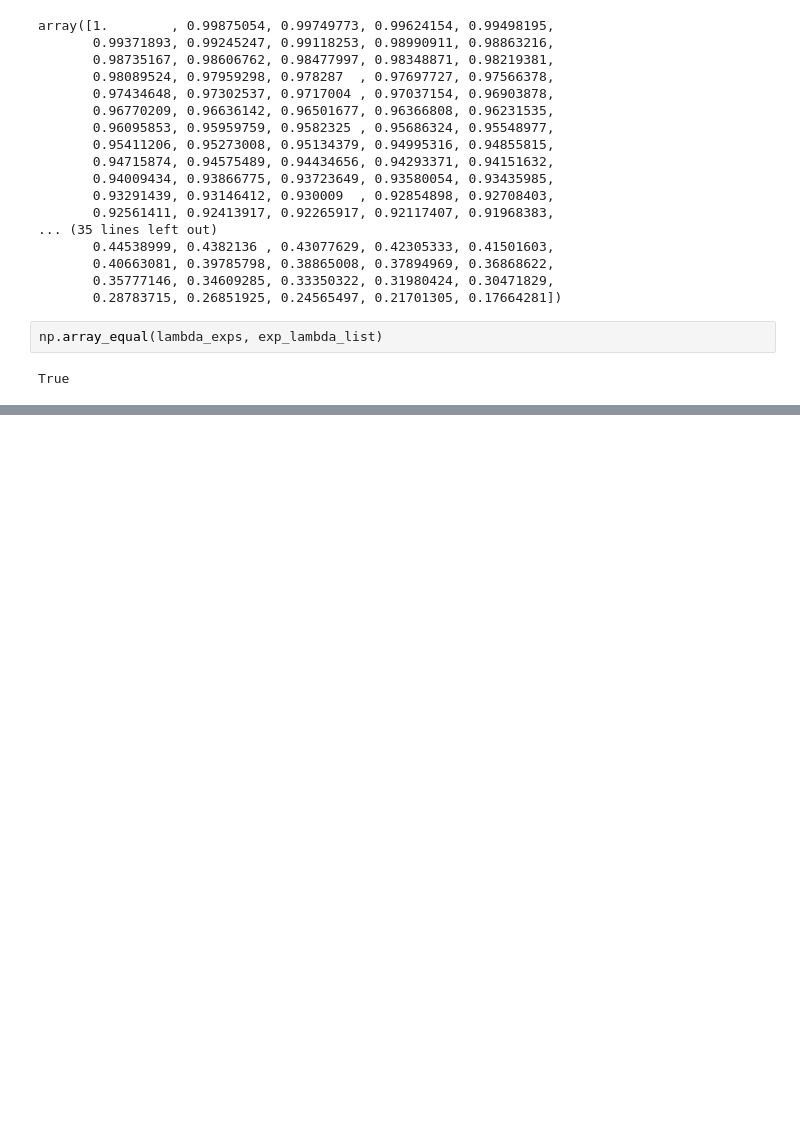
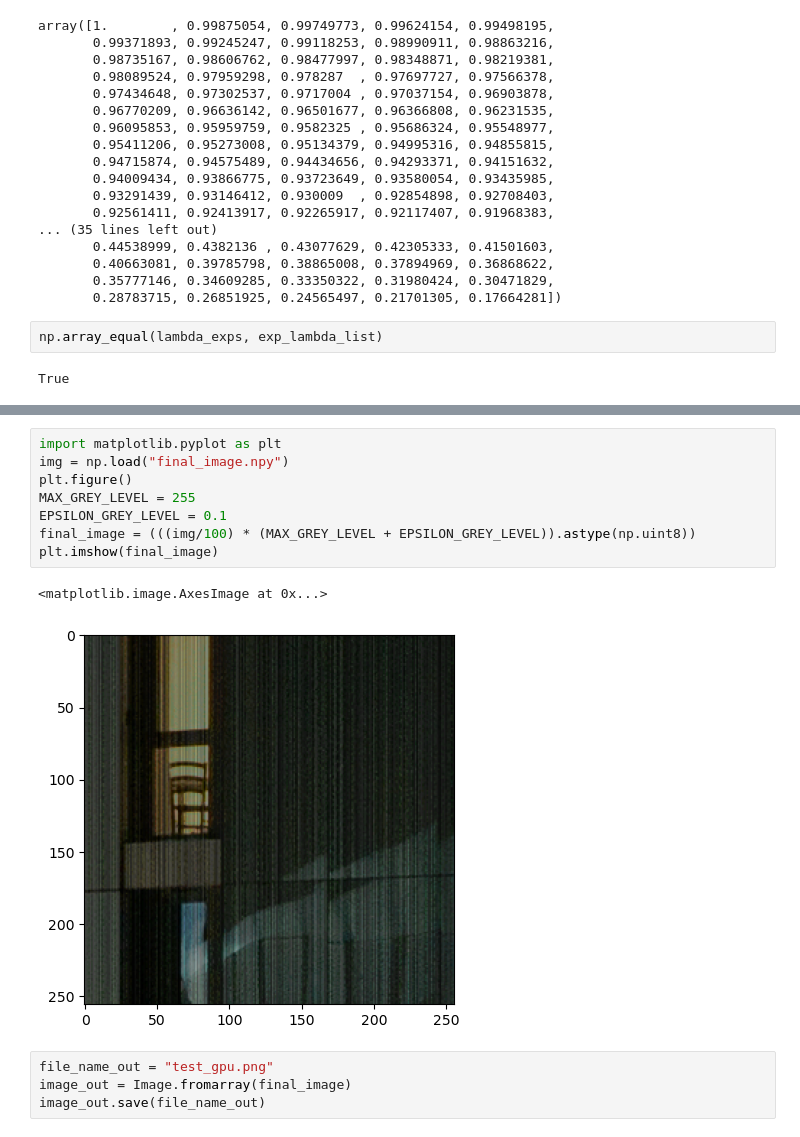
Before and after one commit to cs-413-cinestill/800t-emulation, a Jupyter notebook: performance_tester.ipynb, the cells around one changed output, grey strips where cells are left out. Drawn from its saved outputs; the diff is of its cells as text; blank space fills up the shorter version.

Commit message:
implement full color image creation

```diff
--- a/performance_tester.ipynb
+++ b/performance_tester.ipynb
@@ -70,0 +79,15 @@ True
+# %%
+import matplotlib.pyplot as plt
+img = np.load("final_image.npy")
+plt.figure()
+MAX_GREY_LEVEL = 255
+EPSILON_GREY_LEVEL = 0.1
+final_image = (((img/100) * (MAX_GREY_LEVEL + EPSILON_GREY_LEVEL)).astype(np.uint8))
+plt.imshow(final_image)
+# %% [output]
+<matplotlib.image.AxesImage at 0x...>
+[figure, added]
+# %%
+file_name_out = "test_gpu.png"
+image_out = Image.fromarray(final_image)
+image_out.save(file_name_out)
```
Also changed, not shown: parts of 1 cell of this notebook, 1 other file.
